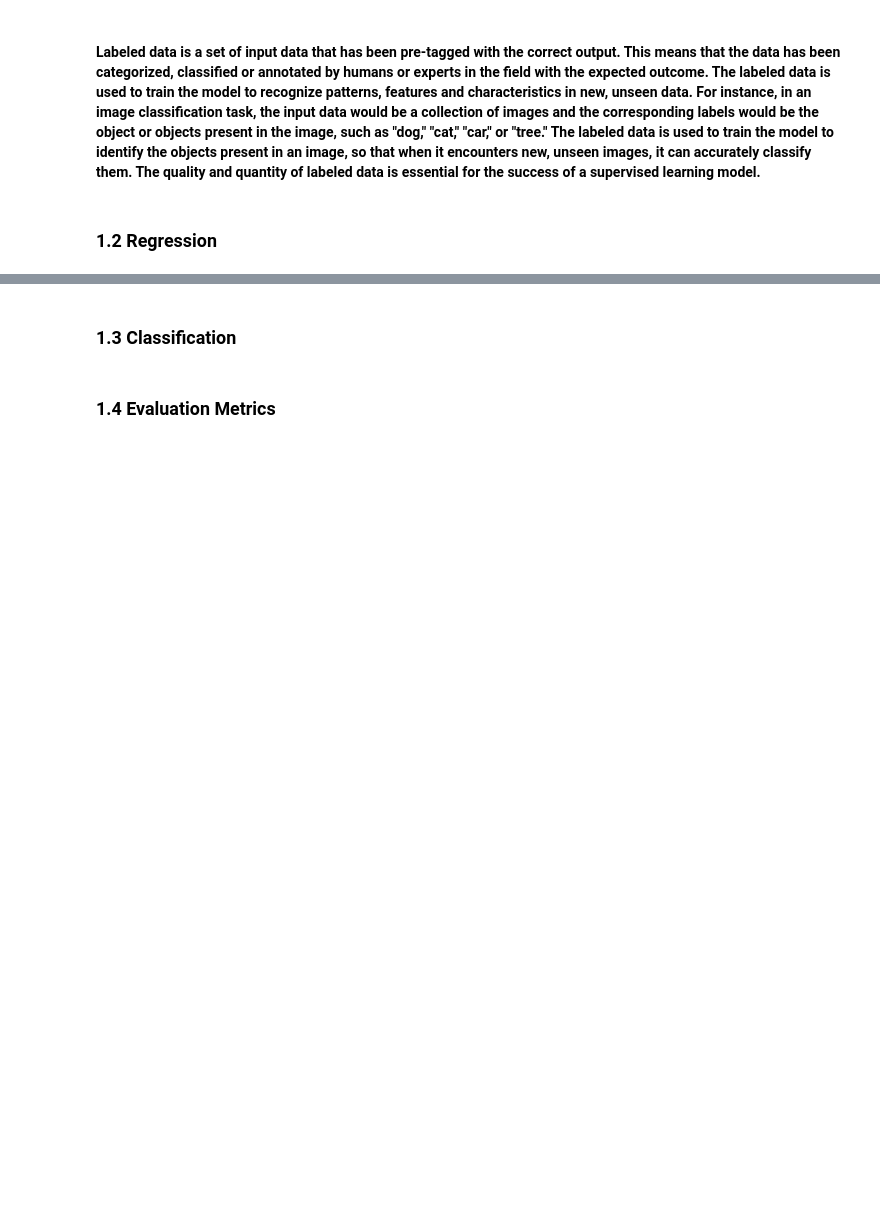
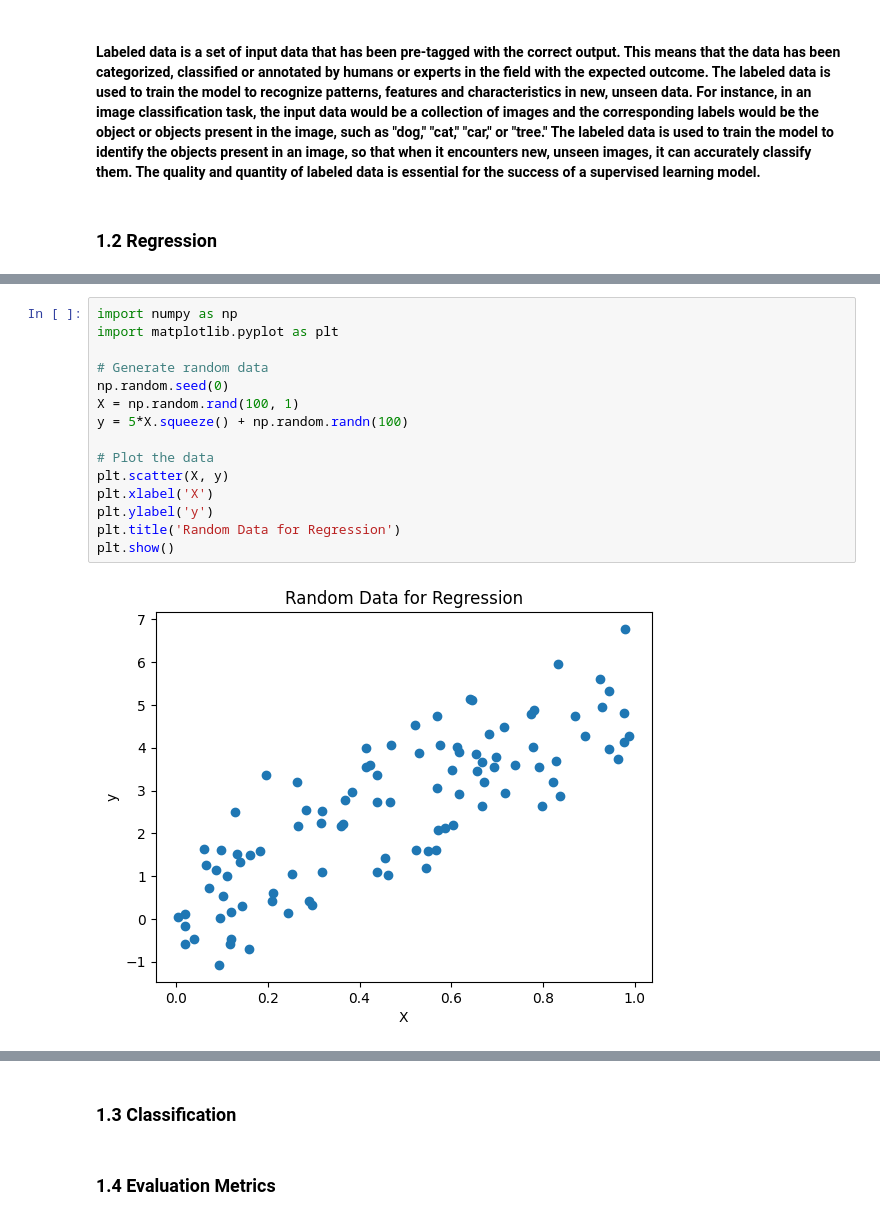
Before and after one commit to ArcaneIrvine/ACM_Machine_Learning, a Jupyter notebook: Lessons/lesson_3.ipynb, the cells around one changed output, grey strips where cells are left out. Saved outputs shown, nothing was run; the diff lists cells and outputs as text; blank space fills up the shorter version.

```diff
--- a/Lessons/lesson_3.ipynb
+++ b/Lessons/lesson_3.ipynb
@@ -14,0 +25,17 @@
+# %%
+import numpy as np
+import matplotlib.pyplot as plt
+
+# Generate random data
+np.random.seed(0)
+X = np.random.rand(100, 1)
+y = 5*X.squeeze() + np.random.randn(100)
+
+# Plot the data
+plt.scatter(X, y)
+plt.xlabel('X')
+plt.ylabel('y')
+plt.title('Random Data for Regression')
+plt.show()
+# %% [output]
+[figure, added]
```
Also changed, not shown: parts of 5 cells of this notebook.
